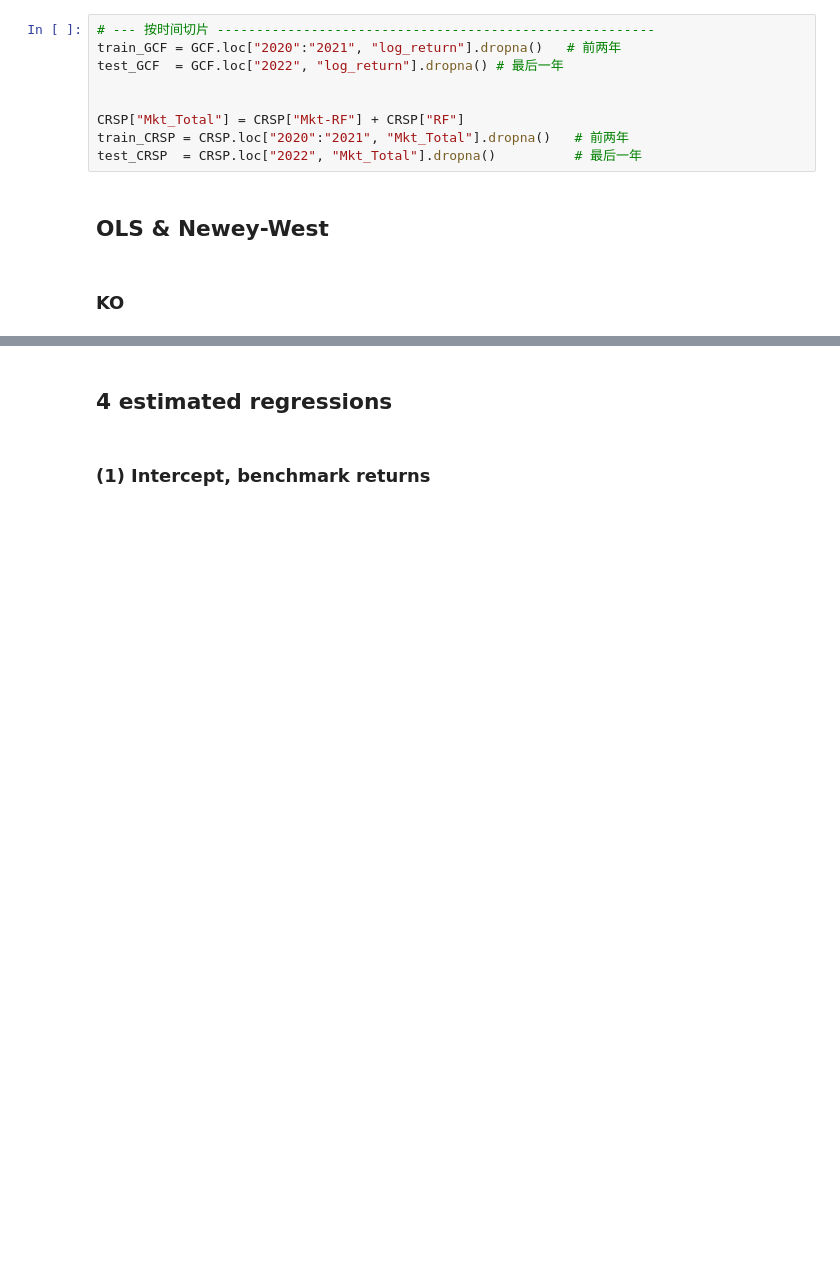
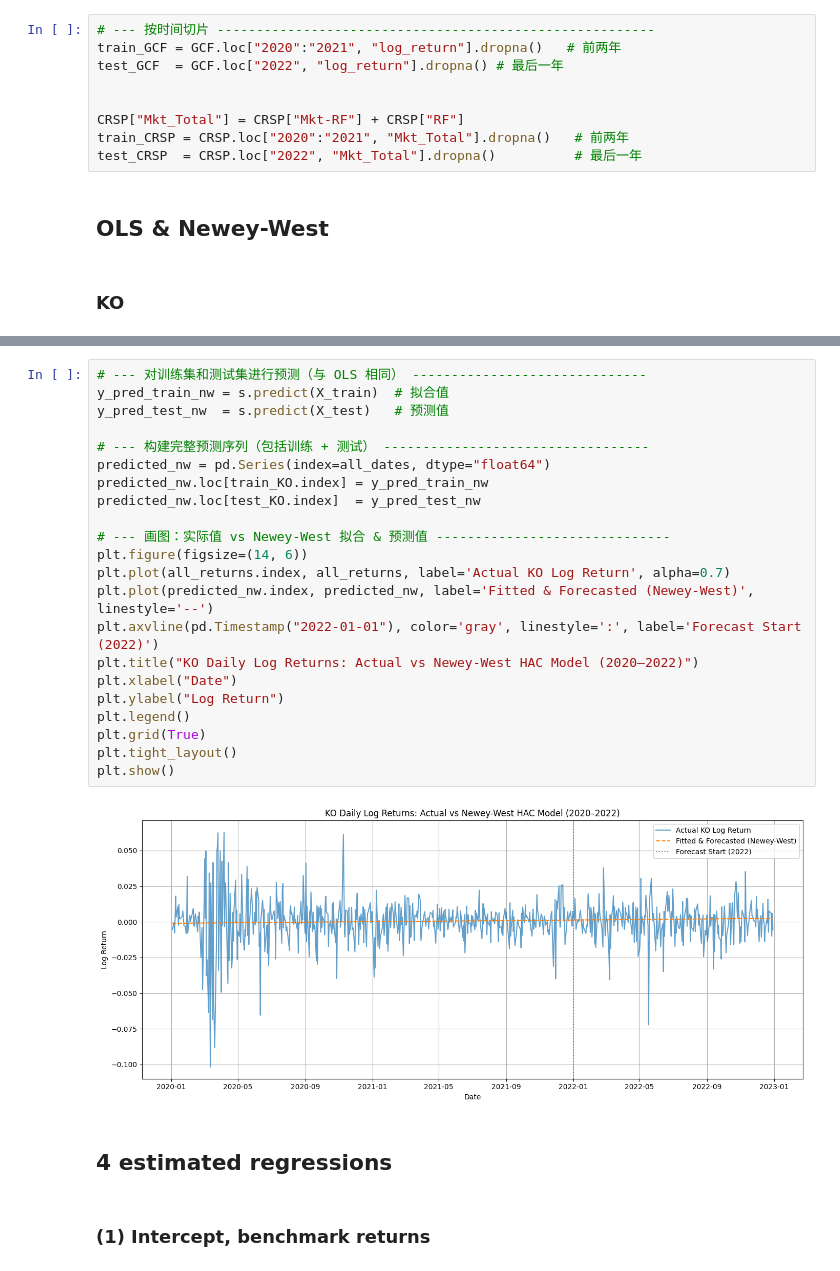
Before and after one commit to CYXNBNBNB/AD685-Quantitative-Methods-for-Finance, a Jupyter notebook: AD685 OLS Regression HAC.ipynb, the cells around one changed output, grey strips where cells are left out. Cells and saved outputs as stored; diff of their text form; blank space fills up the shorter version.

```diff
--- a/AD685 OLS Regression HAC.ipynb
+++ b/AD685 OLS Regression HAC.ipynb
@@ -363,6 +398,30 @@ Notes:
 [1] Standard Errors are heteroscedasticity and autocorrelation robust (HAC) using 1 lags and without small sample correction
 [2] The condition number is large, 2.59e+09. This might indicate that there are
 strong multicollinearity or other numerical problems.
+# %%
+# --- 对训练集和测试集进行预测（与 OLS 相同） ------------------------------
+y_pred_train_nw = s.predict(X_train)  # 拟合值
+y_pred_test_nw  = s.predict(X_test)   # 预测值
+
+# --- 构建完整预测序列（包括训练 + 测试） ----------------------------------
+predicted_nw = pd.Series(index=all_dates, dtype="float64")
+predicted_nw.loc[train_KO.index] = y_pred_train_nw
+predicted_nw.loc[test_KO.index]  = y_pred_test_nw
+
+# --- 画图：实际值 vs Newey-West 拟合 & 预测值 ------------------------------
+plt.figure(figsize=(14, 6))
+plt.plot(all_returns.index, all_returns, label='Actual KO Log Return', alpha=0.7)
+plt.plot(predicted_nw.index, predicted_nw, label='Fitted & Forecasted (Newey-West)', linestyle='--')
+plt.axvline(pd.Timestamp("2022-01-01"), color='gray', linestyle=':', label='Forecast Start (2022)')
+plt.title("KO Daily Log Returns: Actual vs Newey-West HAC Model (2020–2022)")
+plt.xlabel("Date")
+plt.ylabel("Log Return")
+plt.legend()
+plt.grid(True)
+plt.tight_layout()
+plt.show()
+# %% [output]
+[figure, added]
 # %% [markdown]
 ## 4 estimated regressions
 # %% [markdown]
```
Also changed, not shown: parts of 11 cells of this notebook.
